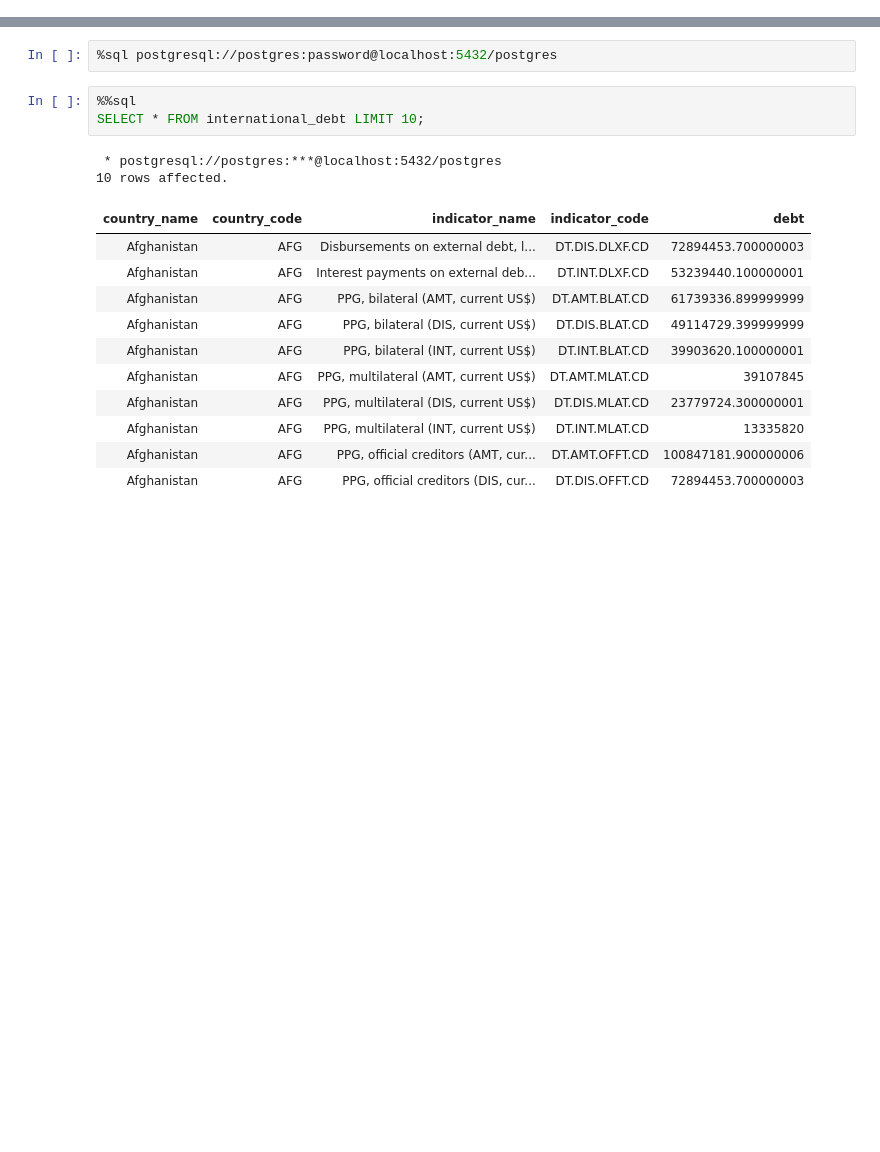
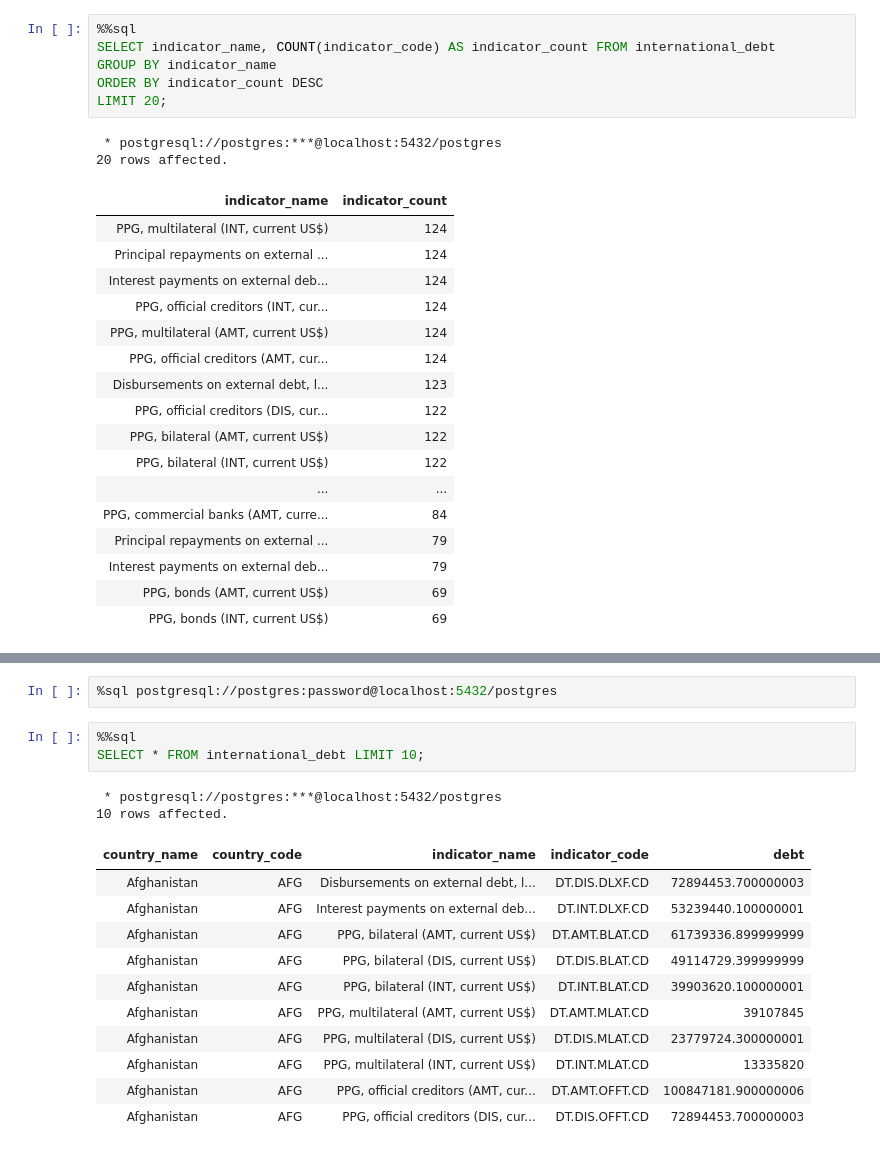
Before and after one commit to Hamiltonrfilho/Guided-Projects, a Jupyter notebook: Analyze_International_Debt_Statistics.ipynb, the cells around one changed output, grey strips where cells are left out. Drawn from its saved outputs; the diff is of its cells as text; blank space fills up the shorter version.

```diff
--- a/Analyze_International_Debt_Statistics.ipynb
+++ b/Analyze_International_Debt_Statistics.ipynb
@@ -5,0 +156,26 @@ The sql extension is already loaded. To reload it, use:
+# %%
+%%sql
+SELECT indicator_name, COUNT(indicator_code) AS indicator_count FROM international_debt
+GROUP BY indicator_name
+ORDER BY indicator_count DESC
+LIMIT 20;
+# %% [output]
+ * postgresql://postgres:***@localhost:5432/postgres
+20 rows affected.
+| indicator_name | indicator_count |
+| PPG, multilateral (INT, current US$) | 124 |
+| Principal repayments on external ... | 124 |
+| Interest payments on external deb... | 124 |
+| PPG, official creditors (INT, cur... | 124 |
+| PPG, multilateral (AMT, current US$) | 124 |
+| PPG, official creditors (AMT, cur... | 124 |
+| Disbursements on external debt, l... | 123 |
+| PPG, official creditors (DIS, cur... | 122 |
+| PPG, bilateral (AMT, current US$) | 122 |
+| PPG, bilateral (INT, current US$) | 122 |
+| ... | ... |
+| PPG, commercial banks (AMT, curre... | 84 |
+| Principal repayments on external ... | 79 |
+| Interest payments on external deb... | 79 |
+| PPG, bonds (AMT, current US$) | 69 |
+| PPG, bonds (INT, current US$) | 69 |
```
Also changed, not shown: parts of 19 cells of this notebook.
